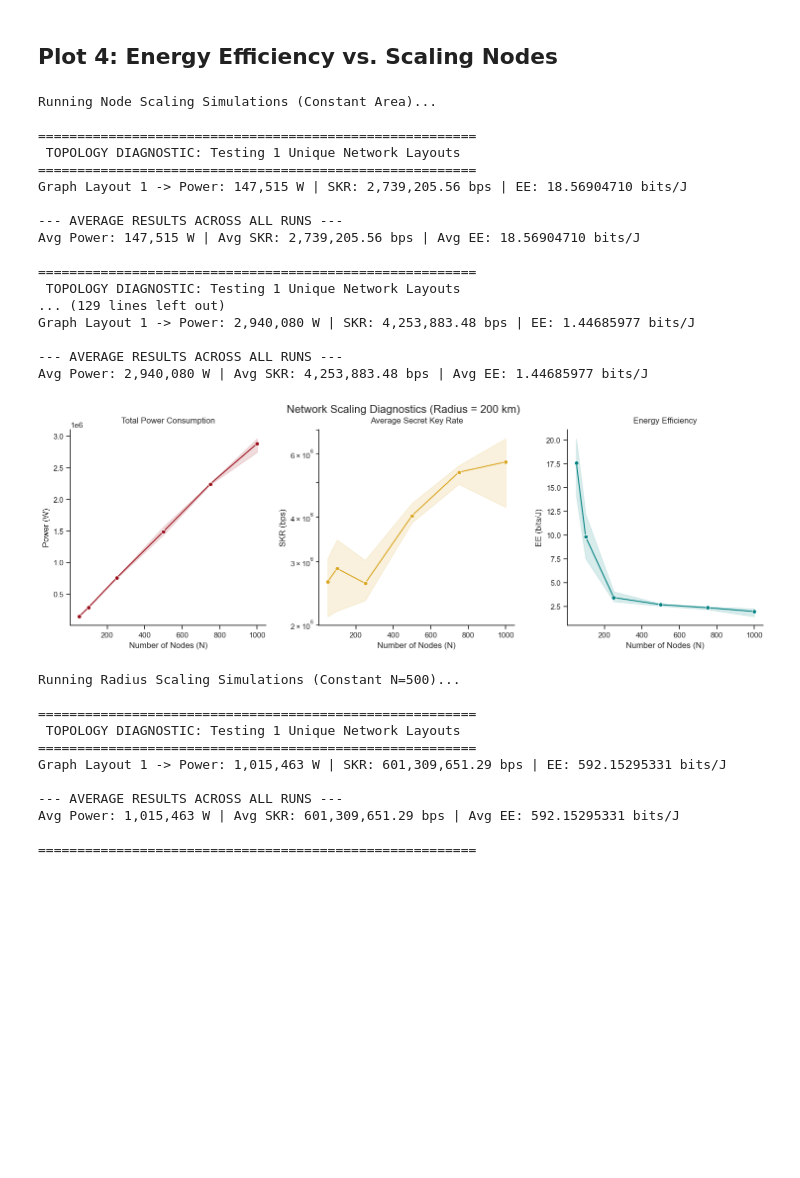
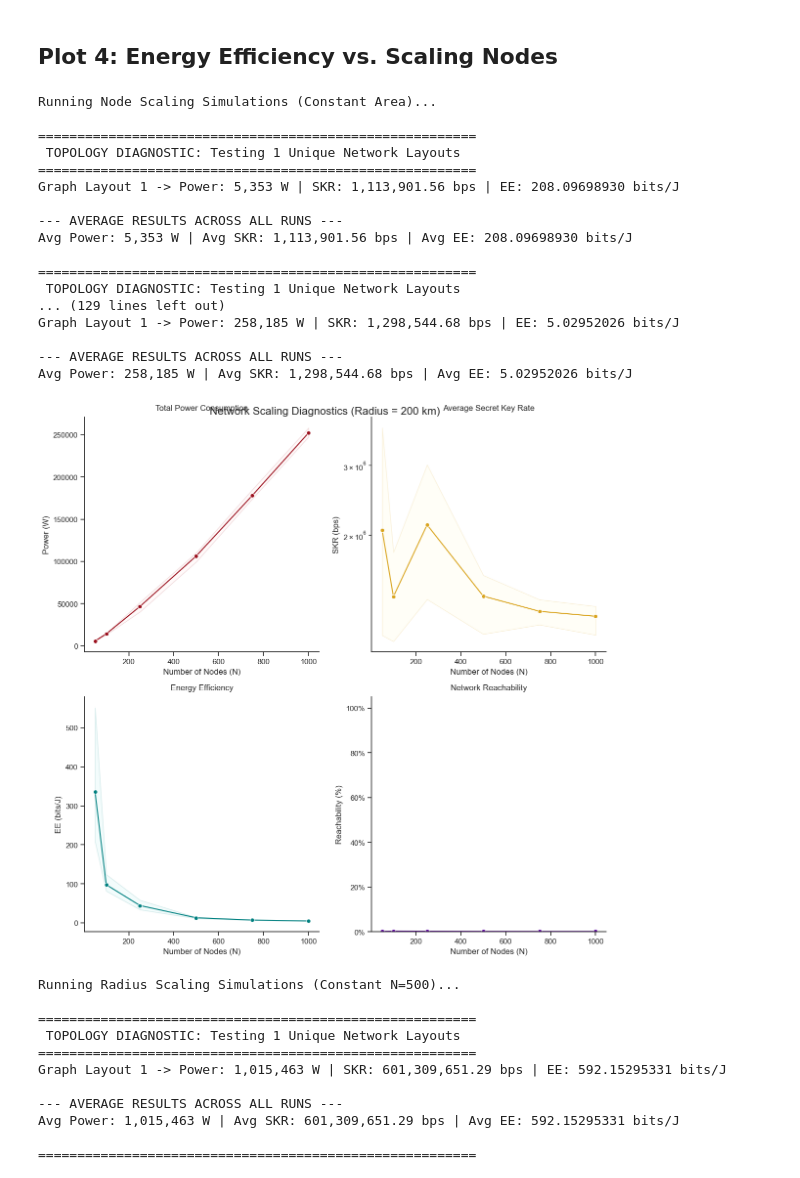
Before and after one commit to lucamar91/qkd_networks, a Jupyter notebook: Energy_plots.ipynb, the cells around one changed output. Cells and saved outputs as stored; diff of their text form; code cells hidden in the pictures; blank space fills up the shorter version.

```diff
--- a/Energy_plots.ipynb
+++ b/Energy_plots.ipynb
@@ -132,7 +133,7 @@ radius_val = np.sqrt(N_val / (4 * np.pi * rho_val))
 print(f"Running {runs} network simulations (N={N_val}) for variance analysis...")
 for _ in range(runs):
     # Assuming network_energy_efficiency is adapted to take N and radius
-    _, skrs, ees, pwr, skr, ee = network_energy_efficiency(num_runs=1, N=N_val, radius=radius_val, routing_mode='serial')
+    _, skrs, ees, pwr, skr, ee, _ = network_energy_efficiency(num_runs=1, N=N_val, radius=radius_val, routing_mode='serial')
     var_data.append({'Power (W)': pwr, 'SKR (bps)': skr, 'EE (bits/J)': ee})
 
 df_var = pd.DataFrame(var_data)
@@ -198,7 +181,6 @@ print(radius_val)
 # %% [markdown]
 ## Plot 4: Energy Efficiency vs. Scaling Nodes
 # %%
-
 # Sweeping N from 50 up to 1000
 N_values = [50, 100, 250, 500, 750, 1000]
 fixed_radius = 200 # Constant area
@@ -207,65 +189,75 @@ scaling_data = []
 print("Running Node Scaling Simulations (Constant Area)...")
 for n_val in N_values:
     for _ in range(3): # 3 iterations per N to get a variance band
-        # Grab all the metrics from your simulation function
-        _, _, _, pwr, skr, ee = network_energy_efficiency(num_runs=1, N=n_val, radius=fixed_radius)
 
-        # Save them all to the dictionary
+        # Make sure to unpack the new 'reach' variable!
+        _, _, _, pwr, skr, ee, reach = network_energy_efficiency(num_runs=1, N=n_val, radius=fixed_radius, type = 'CV')
+
+        # Save them all to the dictionary (converting reach to a percentage)
         scaling_data.append({
             'N': n_val,
             'Power (W)': pwr,
             'SKR (bps)': skr,
-            'EE (bits/J)': ee
+            'EE (bits/J)': ee,
+            'Reachability (%)': reach * 100
         })
 
 df_scaling = pd.DataFrame(scaling_data)
 
-# Create a 1x3 grid of subplots
-fig, axes = plt.subplots(1, 3, figsize=(15, 5))
+# Create a 2x2 grid of subplots
+fig, axes = plt.subplots(2, 2, figsize=(12, 12))
+axes = axes.flatten() # Flattens the 2x2 array into a 1D list so we can index it 0-3
 
-# Plot 1: Power (The Denominator)
-sns.lineplot(data=df_scaling, x='N', y='Power (W)', color='#9B111E', ax=axes[0], marker='o', err_kws={'alpha': 0.15})
+# Plot 1 (Top Left): Power (The Denominator)
+sns.lineplot(data=df_scaling, x='N', y='Power (W)', color='#9B111E', ax=axes[0], marker='o', err_kws={'alpha': 0.15, 'facecolor': 'mistyrose'})
 axes[0].set_title('Total Power Consumption', fontsize=12, pad=10)
 axes[0].set_xlabel('Number of Nodes (N)')
 
-# Plot 2: SKR (The Numerator)
-sns.lineplot(data=df_scaling, x='N', y='SKR (bps)', color='#DAA520', ax=axes[1], marker='o', err_kws={'alpha': 0.15})
+# Plot 2 (Top Right): SKR (The Numerator)
+sns.lineplot(data=df_scaling, x='N', y='SKR (bps)', color='#DAA520', ax=axes[1], marker='o', err_kws={'alpha': 0.15, 'facecolor': 'lemonchiffon'})
 axes[1].set_title('Average Secret Key Rate', fontsize=12, pad=10)
 axes[1].set_xlabel('Number of Nodes (N)')
-axes[1].set_yscale('log') # Log scale to clearly see the crash from CV to DV
+axes[1].set_yscale('log') # Log scale to clearly see the crash
 
-# Plot 3: EE (The Final Ratio)
-sns.lineplot(data=df_scaling, x='N', y='EE (bits/J)', color='#008080', ax=axes[2], marker='o', err_kws={'alpha': 0.15})
+# Plot 3 (Bottom Left): EE (The Final Ratio)
+sns.lineplot(data=df_scaling, x='N', y='EE (bits/J)', color='#008080', ax=axes[2], marker='o', err_kws={'alpha': 0.15, 'facecolor': 'paleturquoise'})
 axes[2].set_title('Energy Efficiency', fontsize=12, pad=10)
 axes[2].set_xlabel('Number of Nodes (N)')
+
+# Plot 4 (Bottom Right): Reachability
+sns.lineplot(data=df_scaling, x='N', y='Reachability (%)', color='#6A0DAD', ax=axes[3], marker='o', err_kws={'alpha': 0.15, 'facecolor': 'thistle'})
+axes[3].set_title('Network Reachability', fontsize=12, pad=10)
+axes[3].set_xlabel('Number of Nodes (N)')
+axes[3].set_ylim(0, 105) # Force Y-axis to go from 0% to a little over 100%
+axes[3].yaxis.set_major_formatter(mtick.PercentFormatter()) # Add the '%' sign to the axis labels
 
 # Format all boxes to be perfectly square
 for ax in axes:
     ax.set_box_aspect(1)
 
-plt.suptitle(f'Network Scaling Diagnostics (Radius = {fixed_radius} km)', fontsize=16)
+plt.suptitle(f'Network Scaling Diagnostics (Radius = {fixed_radius} km)', fontsize=16, y=0.95)
 plt.tight_layout()
-plt.savefig('plots/4_scaling_diagnostics.pdf', bbox_inches='tight')
+plt.savefig('plots/4_scaling_diagnostics_2x2.pdf', bbox_inches='tight')
 plt.show()
 # %% [output]
 Running Node Scaling Simulations (Constant Area)...
 
 ========================================================
  TOPOLOGY DIAGNOSTIC: Testing 1 Unique Network Layouts
 ========================================================
-Graph Layout 1 -> Power: 147,515 W | SKR: 2,739,205.56 bps | EE: 18.56904710 bits/J
+Graph Layout 1 -> Power: 5,353 W | SKR: 1,113,901.56 bps | EE: 208.09698930 bits/J
 
 --- AVERAGE RESULTS ACROSS ALL RUNS ---
-Avg Power: 147,515 W | Avg SKR: 2,739,205.56 bps | Avg EE: 18.56904710 bits/J
+Avg Power: 5,353 W | Avg SKR: 1,113,901.56 bps | Avg EE: 208.09698930 bits/J
 
 ========================================================
  TOPOLOGY DIAGNOSTIC: Testing 1 Unique Network Layouts
 ... (129 lines left out)
-Graph Layout 1 -> Power: 2,940,080 W | SKR: 4,253,883.48 bps | EE: 1.44685977 bits/J
+Graph Layout 1 -> Power: 258,185 W | SKR: 1,298,544.68 bps | EE: 5.02952026 bits/J
 
 --- AVERAGE RESULTS ACROSS ALL RUNS ---
-Avg Power: 2,940,080 W | Avg SKR: 4,253,883.48 bps | Avg EE: 1.44685977 bits/J
+Avg Power: 258,185 W | Avg SKR: 1,298,544.68 bps | Avg EE: 5.02952026 bits/J
-[figure, old version]
+[figure, new version]
 # %%
 
 # Sweeping Radius from a dense city to a sparse country
```
Also changed, not shown: parts of 3 cells of this notebook, 4 other files.
